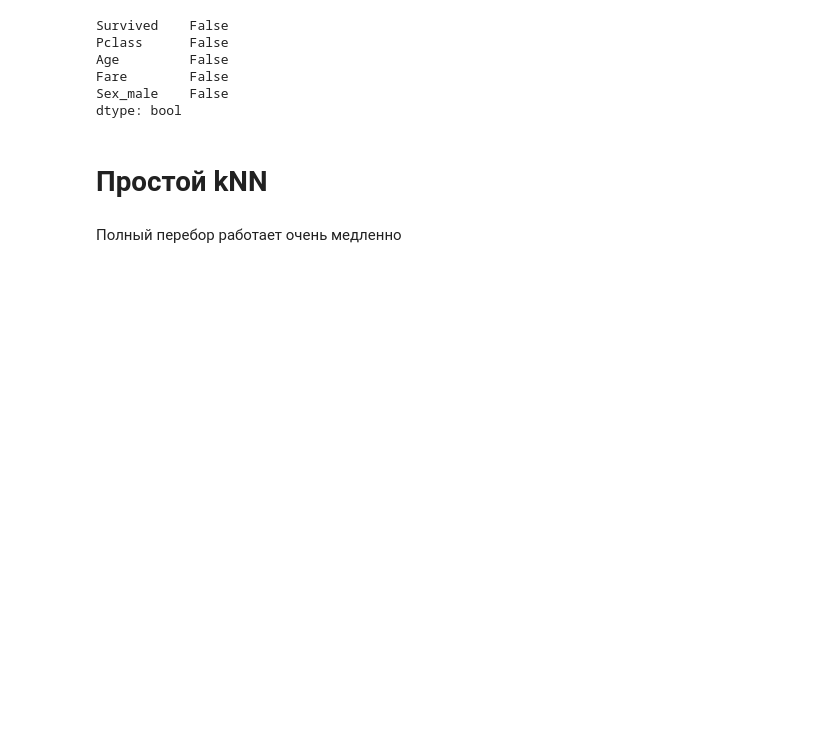
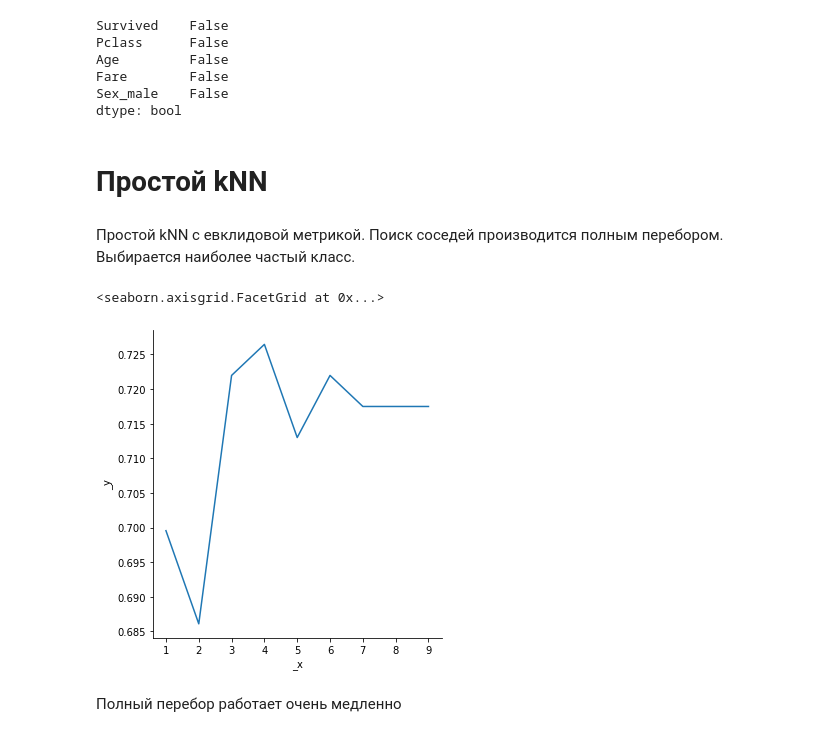
Before and after one commit to shehamane/kurilib-ml, a Jupyter notebook: metric methods.ipynb, the cells around one changed output. Drawn from its saved outputs; the diff is of its cells as text; code cells hidden in the pictures; blank space fills up the shorter version.

```diff
--- a/metric methods.ipynb
+++ b/metric methods.ipynb
@@ -49,14 +49,20 @@ y = titanic_df['Survived']
 X_train, X_test, y_train, y_test = train_test_split(X, y, test_size=0.25)
 # %% [markdown]
 # Простой kNN
+# %% [markdown]
+Простой kNN с евклидовой метрикой. Поиск соседей производится полным перебором. Выбирается наиболее частый класс.
 # %%
 from metric_methods import kNearestNeighbors
 from quality_functional import Accuracy
 
 accuracies = []
 
-for k in range(1, 20):
+for k in range(1, 10):
     kNN = kNearestNeighbors(k=k, X = X_train, y = y_train, metric='euclidian',
                                 choice_method='maxentry', search_method='exhaustive')
     y_pred = kNN.predict(X_test)
     accuracies.append(Accuracy.get_accuracy(y_pred, y_test.to_numpy()))
+sns.relplot(x=list(range(1, 10)), y=accuracies, kind='line')
+# %% [output]
+<seaborn.axisgrid.FacetGrid at 0x...>
+[figure, added]
```
Also changed, not shown: parts of 12 cells of this notebook, 1 other file.
